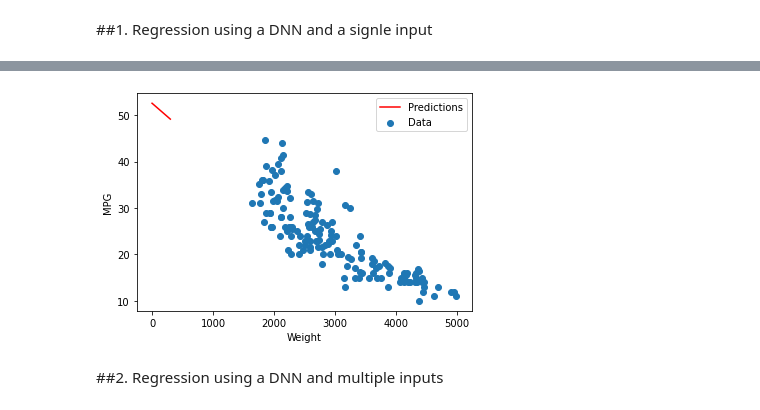
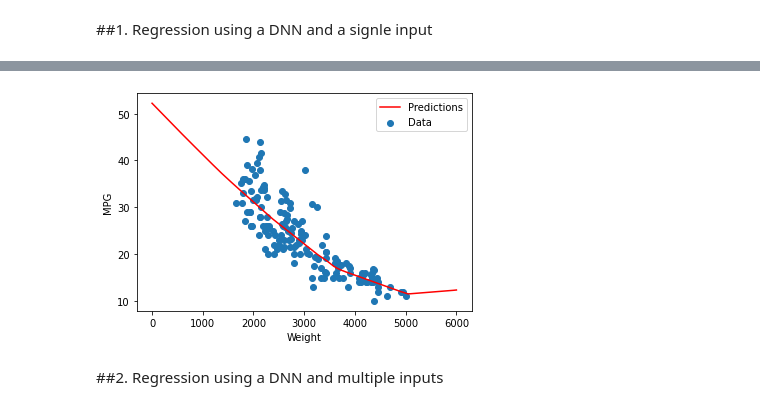
Before and after one commit to SuperYoungCoder/Machine-Learning-with-Python-Tensorflow, a Jupyter notebook: linear_regression.ipynb, the cells around one changed output, grey strips where cells are left out. Drawn from its saved outputs; the diff is of its cells as text; code cells hidden in the pictures.

```diff
--- a/linear_regression.ipynb
+++ b/linear_regression.ipynb
@@ -266,7 +265,7 @@ test_results['weight_model'] = weight_model.evaluate(
     test_features['Weight'],
     test_labels, verbose=0)
 # %%
-x = tf.linspace(0.0, 300, 301)
+x = tf.linspace(0.0, 6000, 6001)
 y = weight_model.predict(x)
 
 def plot_weight(x, y):
@@ -400,8 +399,8 @@ Wall time: 6.6 s
 [figure]
 # %%
-x = tf.linspace(0.0, 300, 301)
+x = tf.linspace(0.0, 6000, 6001)
 y = dnn_weight_model.predict(x)
 plot_weight(x, y)
 # %% [output]
-[figure, old version]
+[figure, new version]
 # %%
```
Also changed, not shown: parts of 18 cells of this notebook.
